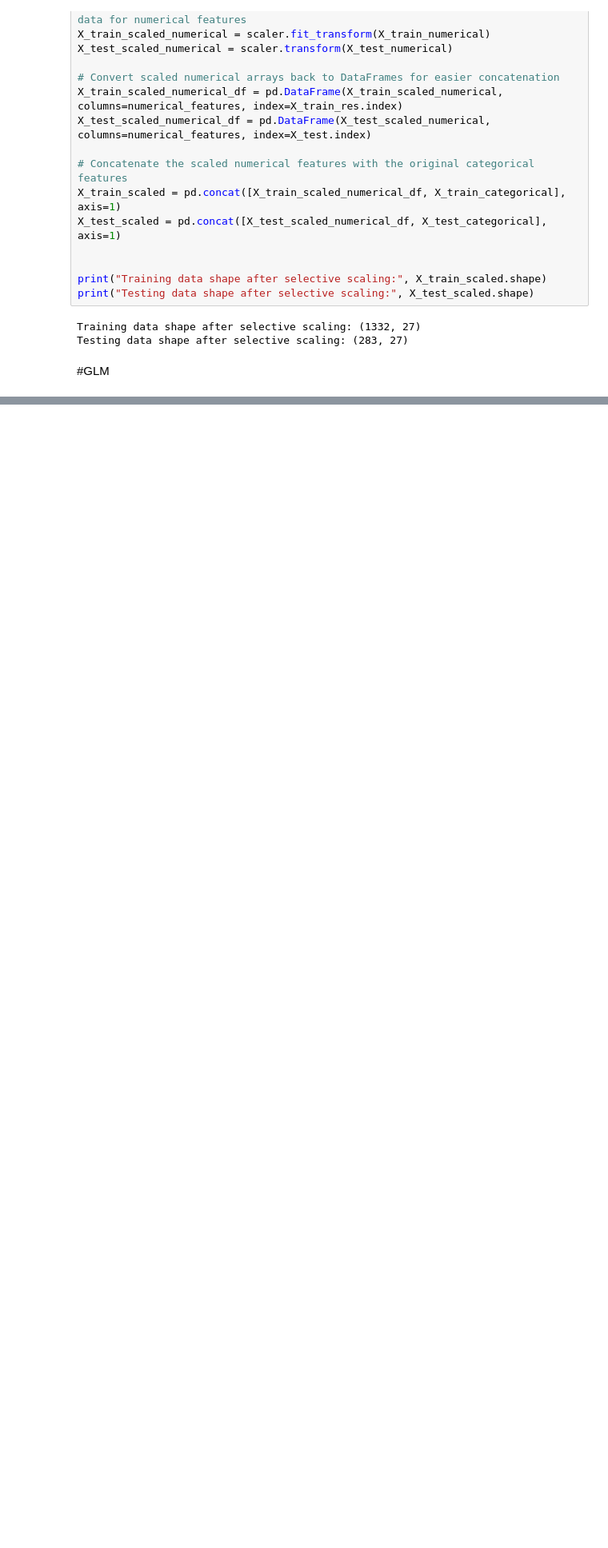
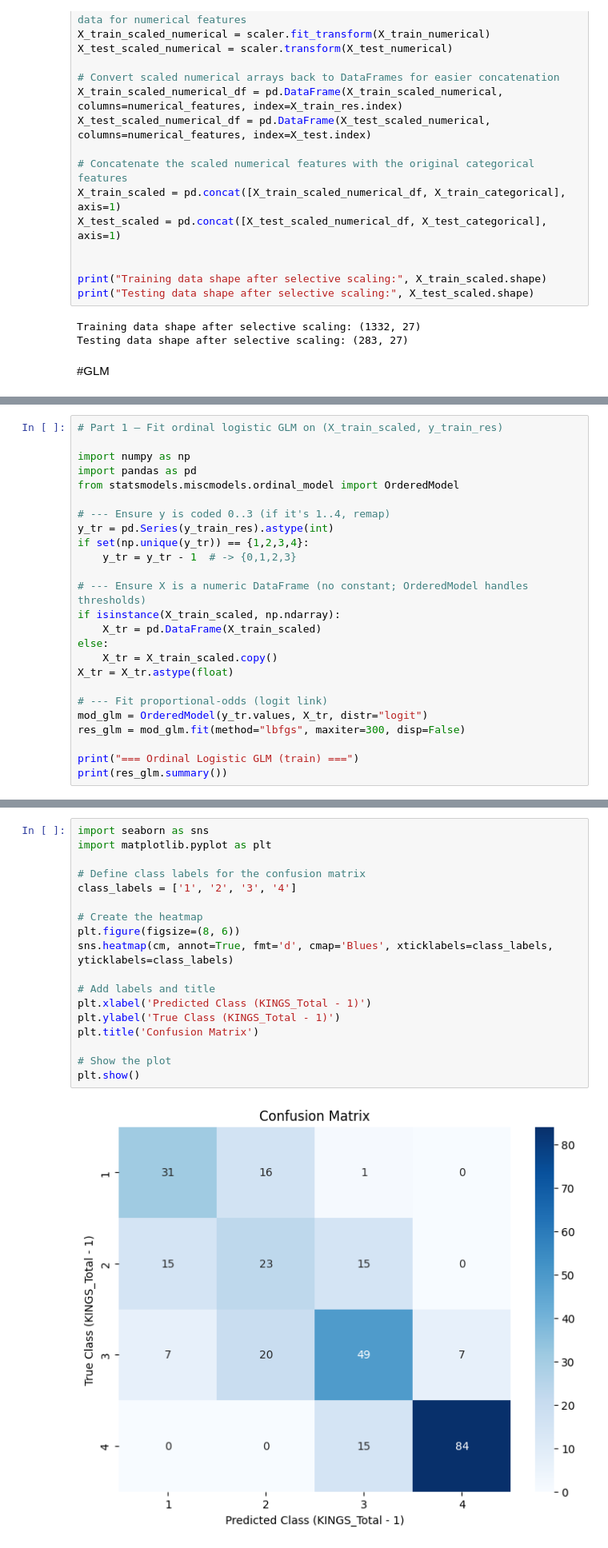
Before and after one commit to FaridRash/Advance-Statistical-Learnin--Semester-3, a Jupyter notebook: Farid/Farid_GLM.ipynb, the cells around one changed output, grey strips where cells are left out. Shown at 80% size. Cells and saved outputs as stored; diff of their text form; blank space fills up the shorter version.

```diff
--- a/Farid/Farid_GLM.ipynb
+++ b/Farid/Farid_GLM.ipynb
@@ -207,0 +215,25 @@ Testing data shape after selective scaling: (283, 27)
+# %%
+# Part 1 — Fit ordinal logistic GLM on (X_train_scaled, y_train_res)
+
+import numpy as np
+import pandas as pd
+from statsmodels.miscmodels.ordinal_model import OrderedModel
+
+# --- Ensure y is coded 0..3 (if it's 1..4, remap)
+y_tr = pd.Series(y_train_res).astype(int)
+if set(np.unique(y_tr)) == {1,2,3,4}:
+    y_tr = y_tr - 1  # -> {0,1,2,3}
+
+# --- Ensure X is a numeric DataFrame (no constant; OrderedModel handles thresholds)
+if isinstance(X_train_scaled, np.ndarray):
+    X_tr = pd.DataFrame(X_train_scaled)
+else:
+    X_tr = X_train_scaled.copy()
+X_tr = X_tr.astype(float)
+
+# --- Fit proportional-odds (logit link)
+mod_glm = OrderedModel(y_tr.values, X_tr, distr="logit")
+res_glm = mod_glm.fit(method="lbfgs", maxiter=300, disp=False)
+
+print("=== Ordinal Logistic GLM (train) ===")
+print(res_glm.summary())
@@ -207,0 +300,20 @@ Testing data shape after selective scaling: (283, 27)
+# %%
+import seaborn as sns
+import matplotlib.pyplot as plt
+
+# Define class labels for the confusion matrix
+class_labels = ['1', '2', '3', '4']
+
+# Create the heatmap
+plt.figure(figsize=(8, 6))
+sns.heatmap(cm, annot=True, fmt='d', cmap='Blues', xticklabels=class_labels, yticklabels=class_labels)
+
+# Add labels and title
+plt.xlabel('Predicted Class (KINGS_Total - 1)')
+plt.ylabel('True Class (KINGS_Total - 1)')
+plt.title('Confusion Matrix')
+
+# Show the plot
+plt.show()
+# %% [output]
+[figure, added]
```
Also changed, not shown: parts of 8 cells of this notebook.
